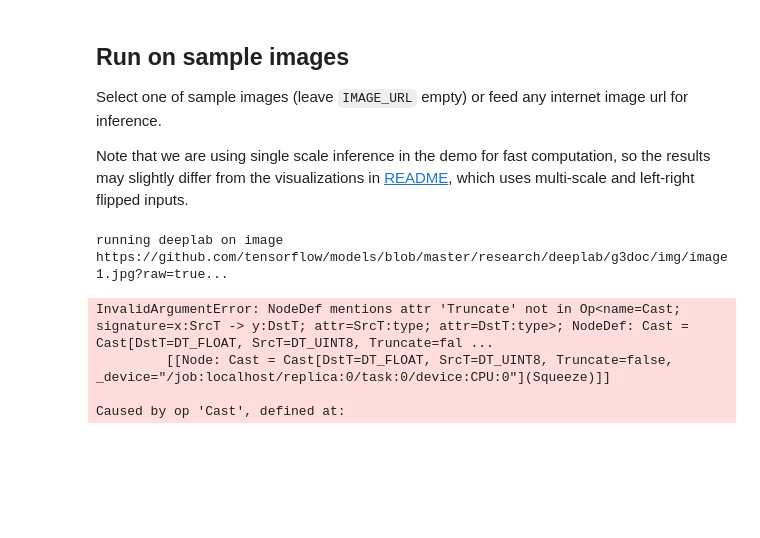
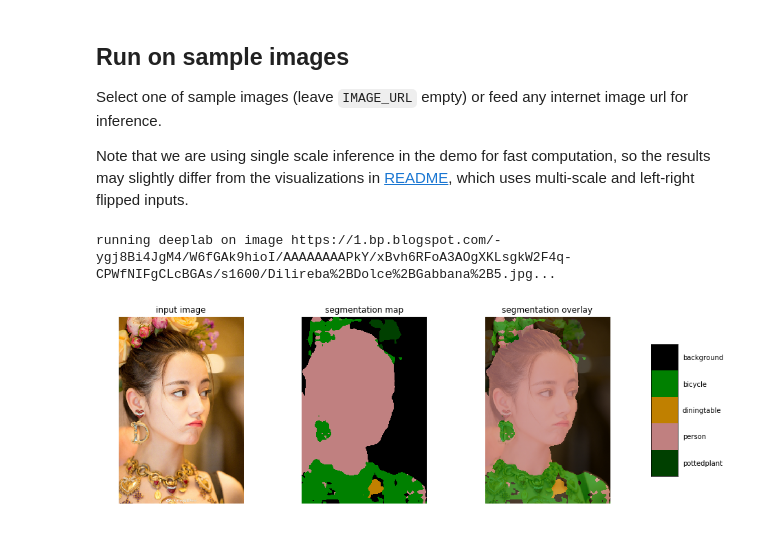
Before and after one commit to chocoluffy/firis, a Jupyter notebook: demo.ipynb, the cells around one changed output. Saved outputs shown, nothing was run; the diff lists cells and outputs as text; code cells hidden in the pictures; blank space fills up the shorter version.

```diff
--- a/demo.ipynb
+++ b/demo.ipynb
@@ -36,8 +34,8 @@ class DeepLabModel(object):
 
   def __init__(self):
     """Creates and loads pretrained deeplab model."""
-    frozen_graph_pb = './model/frozen_inference_graph.pb'
-    with tf.gfile.FastGFile('model/frozen_inference_graph.pb', "rb") as f:
+    frozen_graph_pb = './model/19-2-12/frozen_inference_graph.pb'
+    with tf.gfile.FastGFile(frozen_graph_pb, "rb") as f:
         graph_def = tf.GraphDef()
         graph_def.ParseFromString(f.read())
         g_in = tf.import_graph_def(graph_def, name="")
@@ -168,34 +166,30 @@ which uses multi-scale and left-right flipped inputs.
 # %%
 #@title Run on sample images {display-mode: "form"}
 
 SAMPLE_IMAGE = 'image1'  # @param ['image1', 'image2', 'image3']
 IMAGE_URL = ''  #@param {type:"string"}
 
-_SAMPLE_URL = ('https://github.com/tensorflow/models/blob/master/research/'
-               'deeplab/g3doc/img/%s.jpg?raw=true')
+_SAMPLE_URL = ('https://1.bp.blogspot.com/-ygj8Bi4JgM4/W6fGAk9hioI/AAAAAAAAPkY/xBvh6RFoA3AOgXKLsgkW2F4q-CPWfNIFgCLcBGAs/s1600/Dilireba%2BDolce%2BGabbana%2B5.jpg')
 
 
 def run_visualization(url):
   """Inferences DeepLab model and visualizes result."""
   try:
     f = urllib.request.urlopen(url)
     jpeg_str = f.read()
     original_im = Image.open(BytesIO(jpeg_str))
   except IOError:
     print('Cannot retrieve image. Please check url: ' + url)
     return
 
   print('running deeplab on image %s...' % url)
   resized_im, seg_map = MODEL.run(original_im)
 
   vis_segmentation(resized_im, seg_map)
 
 
-image_url = IMAGE_URL or _SAMPLE_URL % SAMPLE_IMAGE
+image_url = _SAMPLE_URL
 run_visualization(image_url)
 # %% [output]
-running deeplab on image https://github.com/tensorflow/models/blob/master/research/deeplab/g3doc/img/image1.jpg?raw=true...
+running deeplab on image https://1.bp.blogspot.com/-ygj8Bi4JgM4/W6fGAk9hioI/AAAAAAAAPkY/xBvh6RFoA3AOgXKLsgkW2F4q-CPWfNIFgCLcBGAs/s1600/Dilireba%2BDolce%2BGabbana%2B5.jpg...
-InvalidArgumentError: NodeDef mentions attr 'Truncate' not in Op<name=Cast; signature=x:SrcT -> y:DstT; attr=SrcT:type; attr=DstT:type>; NodeDef: Cast = Cast[DstT=DT_FLOAT, SrcT=DT_UINT8, Truncate=fal ...
-         [[Node: Cast = Cast[DstT=DT_FLOAT, SrcT=DT_UINT8, Truncate=false, _device="/job:localhost/replica:0/task:0/device:CPU:0"](Squeeze)]]
-
-Caused by op 'Cast', defined at:
+[figure, added]
```
Also changed, not shown: parts of 1 cell of this notebook, 9 other files.
